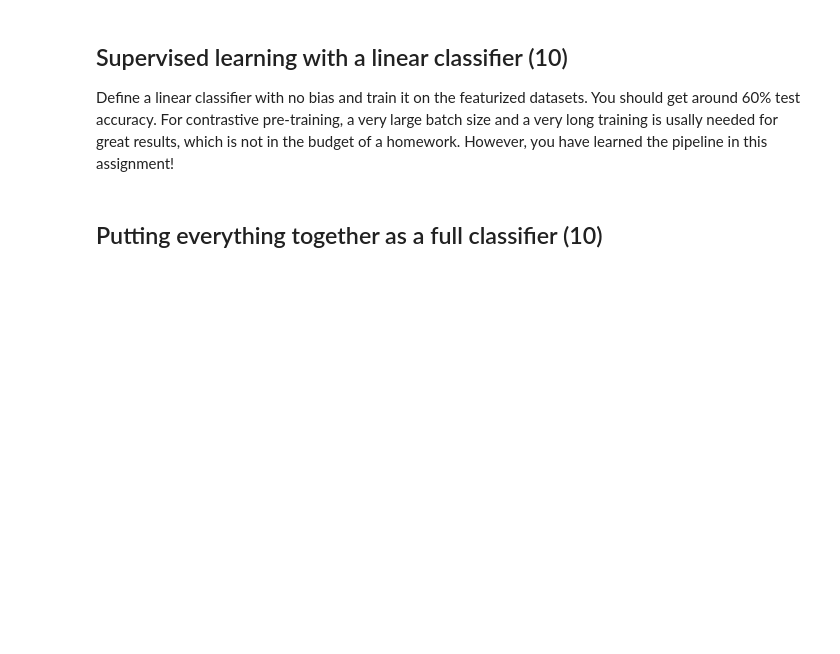
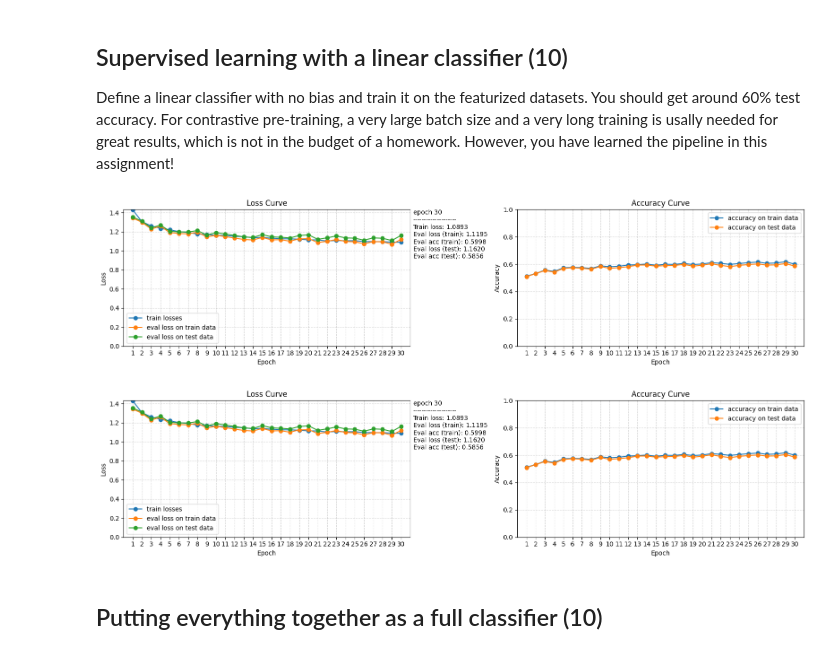
Before and after one commit to aitechroberts/deep_learning, a Jupyter notebook: HW11/HW11.ipynb, the cells around one changed output. Drawn from its saved outputs; the diff is of its cells as text; code cells hidden in the pictures; blank space fills up the shorter version.

```diff
--- a/HW11/HW11.ipynb
+++ b/HW11/HW11.ipynb
@@ -460,7 +487,7 @@ AssertionError:
 Discard the projection head by replacing it with an Identity module. Then, extract the features using the pre-trained model.
 # %%
 # discarding the projection head (g in SimCLR paper)
-model.fc = nn.Identity
+model.fc = nn.Identity()
 
 # Passing the whole dataset through the feature extractor to get the feature representations
 @torch.inference_mode()
@@ -503,28 +530,31 @@ finetune_test_dataset_features = get_dataset_features(
 
 Define a linear classifier with no bias and train it on the featurized datasets. You should get around 60% test accuracy. For contrastive pre-training, a very large batch size and a very long training is usally needed for great results, which is not in the budget of a homework. However, you have learned the pipeline in this assignment!
 # %%
-classifier = NotImplemented
+classifier = nn.Linear(512, 10, bias=False)
 
 train_config = dict(
         optim_name = 'Adam',
         optim_config = dict(lr = 1e-3),
         lr_scheduler_name = 'ReduceLROnPlateau',
         lr_scheduler_config = dict(factor = 0.5, patience = 3),
         n_epochs = 30,
         batch_size = 64,
         )
 
 # YOUR CODE
 tracker = train(
-    model = NotImplemented,
-    train_dataset = NotImplemented,
-    test_dataset = NotImplemented,
+    model = classifier,
+    train_dataset = finetune_train_dataset_features,
+    test_dataset  = finetune_test_dataset_features,
     augment = None,
     loss_fn = nn.CrossEntropyLoss(),
     device = Device,
     plot_freq = 1,
     **train_config,
     )
+# %% [output]
+[figure, added]
+[figure, added]
 # %% [markdown]
 ## Putting everything together as a full classifier (10)
 # %%
```
Also changed, not shown: parts of 8 cells of this notebook, 1 other file.
